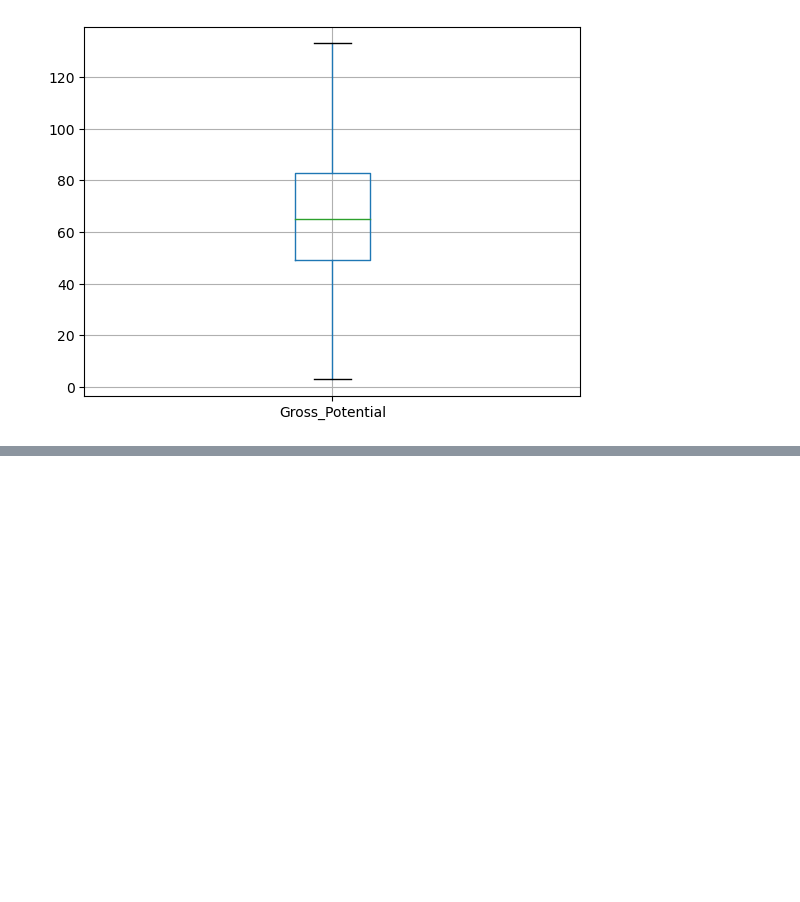
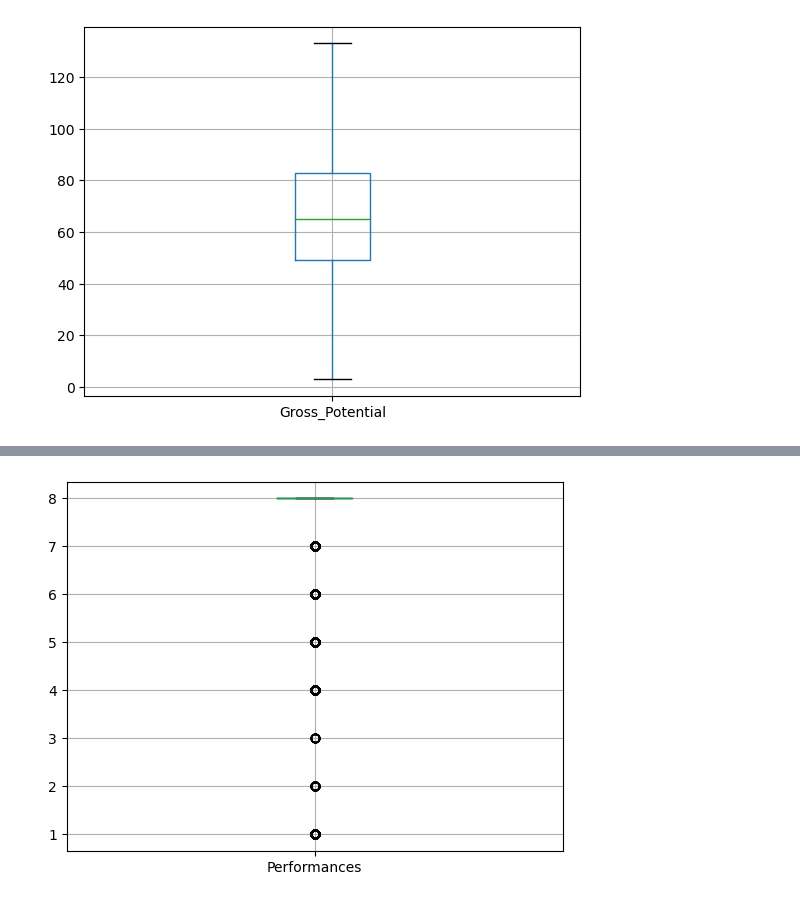
Before and after one commit to lwood7983/Final_Capstone_Project, a Jupyter notebook: Capstone_lwood.ipynb, the cells around one changed output, grey strips where cells are left out. Saved outputs shown, nothing was run; the diff lists cells and outputs as text; code cells hidden in the pictures; blank space fills up the shorter version.

```diff
--- a/Capstone_lwood.ipynb
+++ b/Capstone_lwood.ipynb
@@ -165 +164,8 @@ plt.show()
+# %%
+broadway_outliers = broadway[(broadway.Performances < broadway.Performances.quantile(.995)) & (broadway.Performances > broadway.Performances.quantile(.005))]
+performances = broadway_outliers.boxplot('Performances')
+performances.plot()
+plt.show()
+# %% [output]
+[figure, added]
 # %%
```
Also changed, not shown: parts of 4 cells of this notebook, 7 other files.
